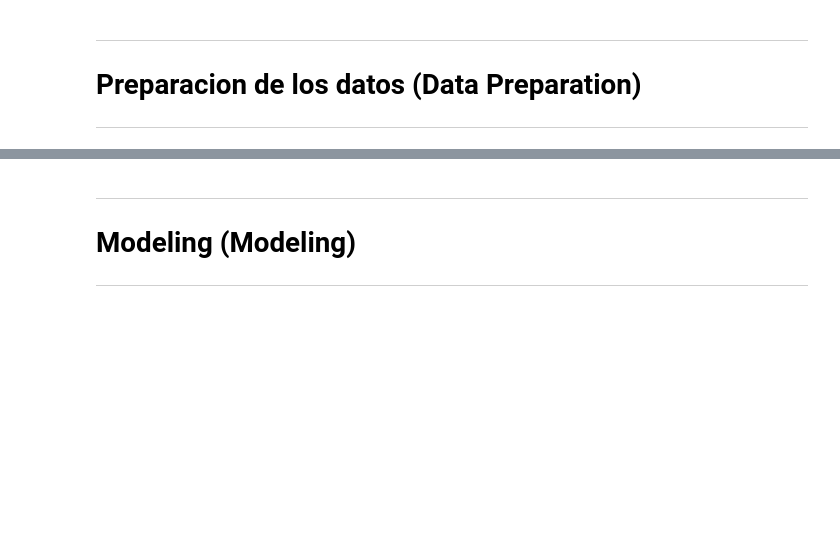
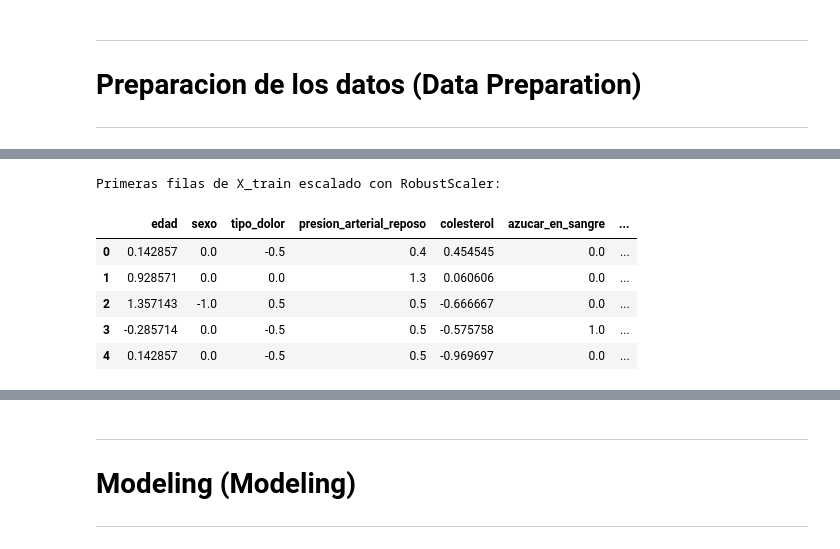
Before and after one commit to carlos1680/obligatorioML2, a Jupyter notebook: obligatorioML2.ipynb, the cells around one changed output, grey strips where cells are left out. Saved outputs shown, nothing was run; the diff lists cells and outputs as text; code cells hidden in the pictures; blank space fills up the shorter version.

```diff
--- a/obligatorioML2.ipynb
+++ b/obligatorioML2.ipynb
@@ -1301,0 +1374,16 @@ Podriamos decir que:
+# %%
+# Escalado robusto
+scaler_robust = RobustScaler()
+X_train_robust = scaler_robust.fit_transform(X_train)
+X_test_robust = scaler_robust.transform(X_test)
+
+print("\nPrimeras filas de X_train escalado con RobustScaler:")
+pd.DataFrame(X_train_robust, columns=X.columns).head()
+# %% [output]
+Primeras filas de X_train escalado con RobustScaler:
+|  | edad | sexo | tipo_dolor | presion_arterial_reposo | colesterol | azucar_en_sangre | ... |
+| 0 | 0.142857 | 0.0 | -0.5 | 0.4 | 0.454545 | 0.0 | ... |
+| 1 | 0.928571 | 0.0 | 0.0 | 1.3 | 0.060606 | 0.0 | ... |
+| 2 | 1.357143 | -1.0 | 0.5 | 0.5 | -0.666667 | 0.0 | ... |
+| 3 | -0.285714 | 0.0 | -0.5 | 0.5 | -0.575758 | 1.0 | ... |
+| 4 | 0.142857 | 0.0 | -0.5 | 0.5 | -0.969697 | 0.0 | ... |
```
Also changed, not shown: parts of 14 cells of this notebook, 1 other file.
